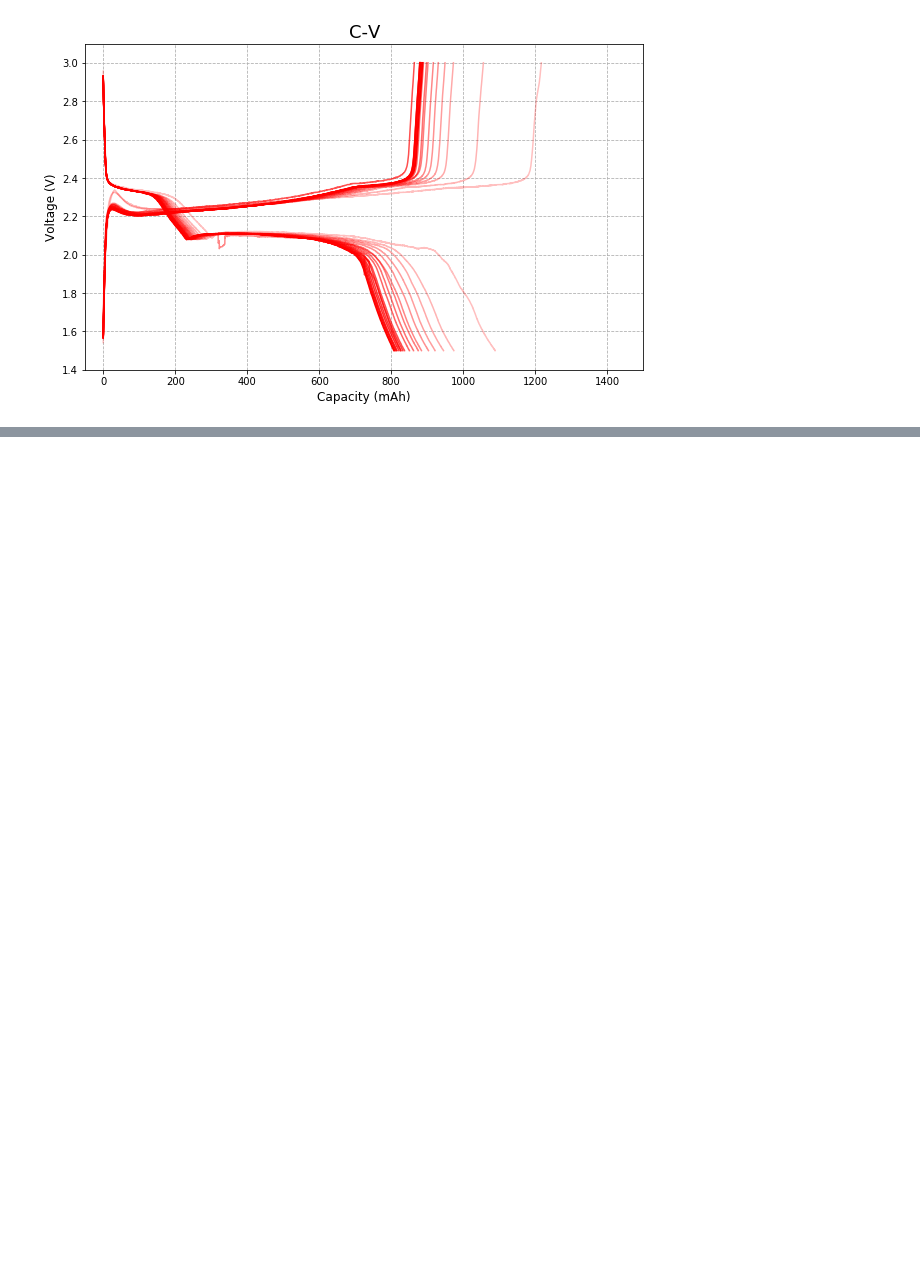
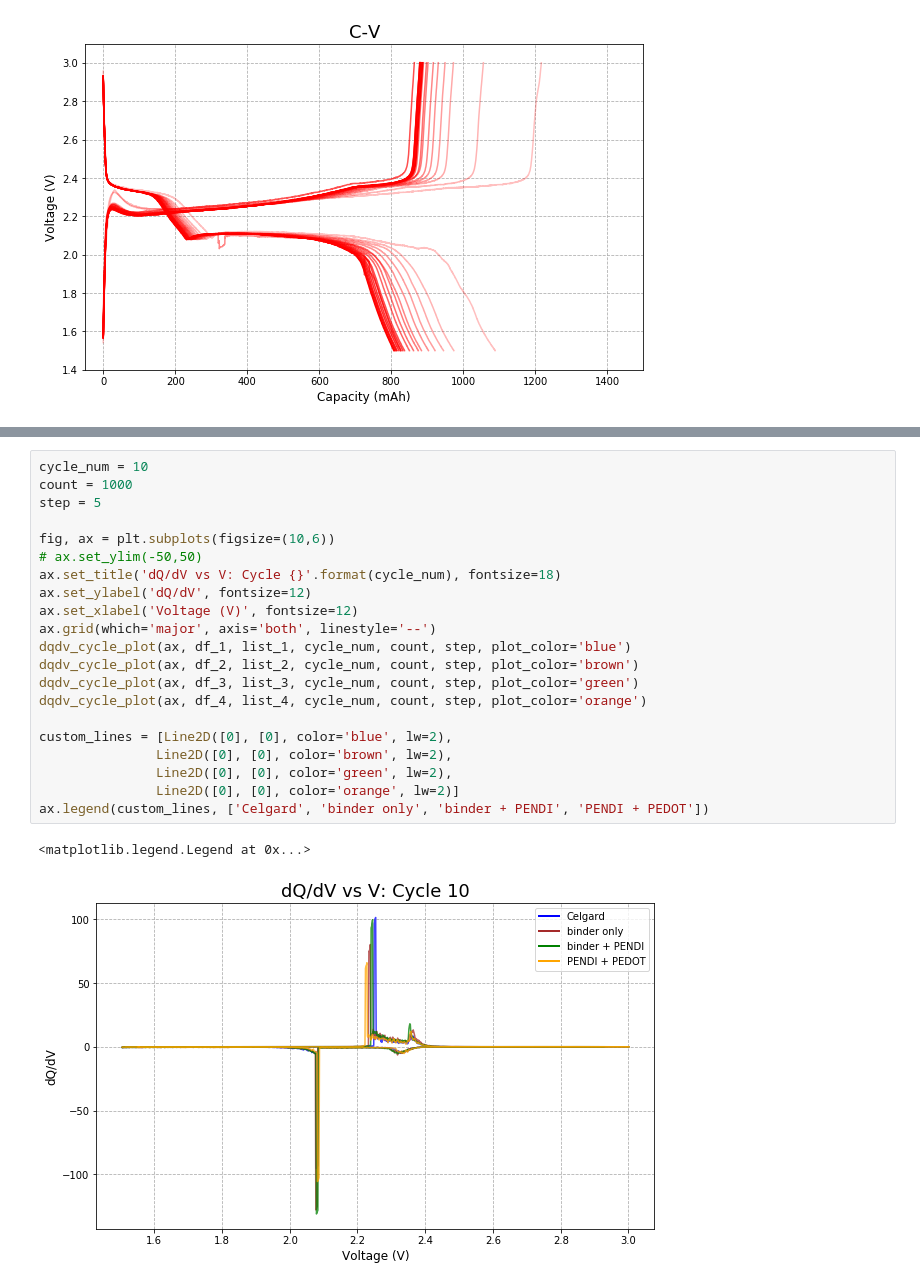
Before and after one commit to ParkerSteichen/battery_cycler, a Jupyter notebook: Figures.ipynb, the cells around one changed output, grey strips where cells are left out. Drawn from its saved outputs; the diff is of its cells as text; blank space fills up the shorter version.

```diff
--- a/Figures.ipynb
+++ b/Figures.ipynb
@@ -76,0 +133,24 @@ dataplot.cv_plot(ax, df_1, list_1, input_list, plot_color='red')
+# %%
+cycle_num = 10
+count = 1000
+step = 5
+
+fig, ax = plt.subplots(figsize=(10,6))
+# ax.set_ylim(-50,50)
+ax.set_title('dQ/dV vs V: Cycle {}'.format(cycle_num), fontsize=18)
+ax.set_ylabel('dQ/dV', fontsize=12)
+ax.set_xlabel('Voltage (V)', fontsize=12)
+ax.grid(which='major', axis='both', linestyle='--')
+dqdv_cycle_plot(ax, df_1, list_1, cycle_num, count, step, plot_color='blue')
+dqdv_cycle_plot(ax, df_2, list_2, cycle_num, count, step, plot_color='brown')
+dqdv_cycle_plot(ax, df_3, list_3, cycle_num, count, step, plot_color='green')
+dqdv_cycle_plot(ax, df_4, list_4, cycle_num, count, step, plot_color='orange')
+
+custom_lines = [Line2D([0], [0], color='blue', lw=2),
+               Line2D([0], [0], color='brown', lw=2),
+               Line2D([0], [0], color='green', lw=2),
+               Line2D([0], [0], color='orange', lw=2)]
+ax.legend(custom_lines, ['Celgard', 'binder only', 'binder + PENDI', 'PENDI + PEDOT'])
+# %% [output]
+<matplotlib.legend.Legend at 0x...>
+[figure, added]
```
Also changed, not shown: parts of 6 cells of this notebook, 6 other files.
